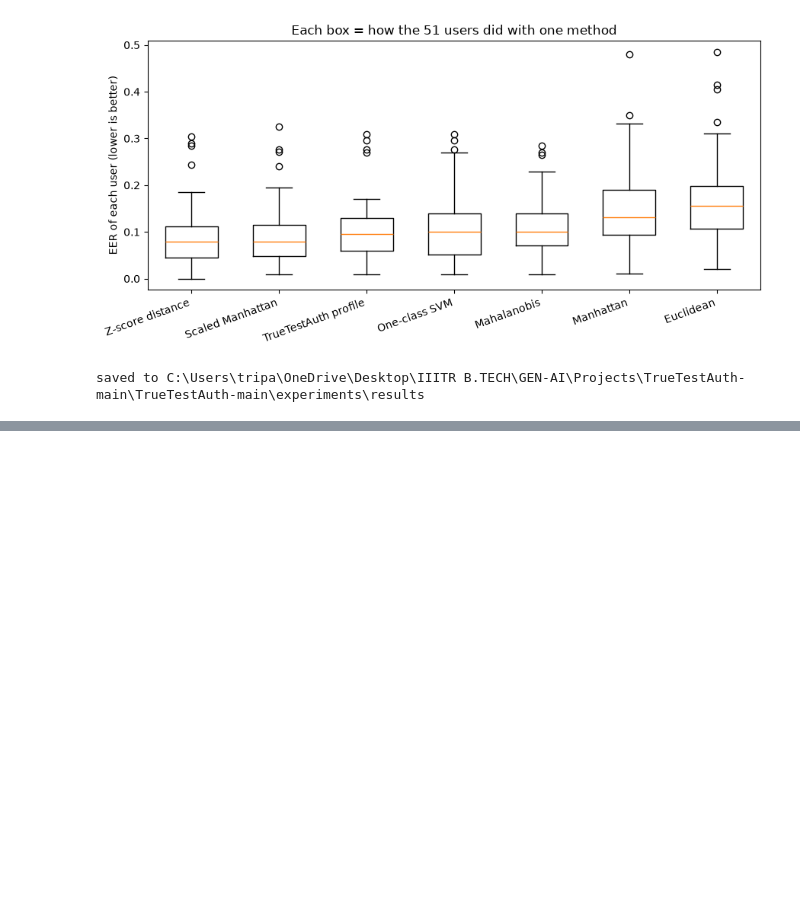
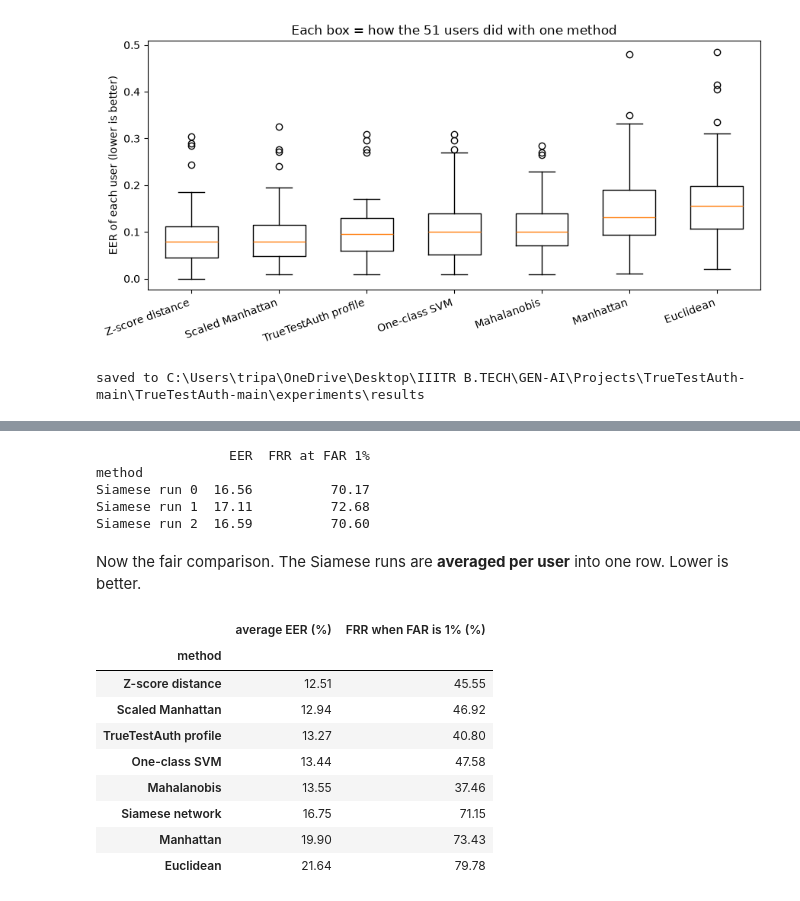
Before and after one commit to erharsh2104/TrueTestAuth, a Jupyter notebook: experiments/keystroke_verification.ipynb, the cells around one changed output, grey strips where cells are left out. Saved outputs shown, nothing was run; the diff lists cells and outputs as text; code cells hidden in the pictures; blank space fills up the shorter version.

```diff
--- a/experiments/keystroke_verification.ipynb
+++ b/experiments/keystroke_verification.ipynb
@@ -371,0 +411,5 @@ saved to C:\Users\tripa\OneDrive\Desktop\IIITR B.TECH\GEN-AI\Projects\TrueTestAu
+# %%
+rng = np.random.default_rng(42)
+shuffled = list(rng.permutation(users))
+groups = [shuffled[i::5] for i in range(5)]          # 5 groups of ~10 users
+print("group sizes:", [len(g) for g in groups])
@@ -371,0 +545,29 @@ saved to C:\Users\tripa\OneDrive\Desktop\IIITR B.TECH\GEN-AI\Projects\TrueTestAu
+# %%
+runs = fair[fair.method.str.startswith("Siamese run")]
+print((runs.groupby("method")[["EER", "FRR at FAR 1%"]].mean() * 100).round(2))
+# %% [output]
+                 EER  FRR at FAR 1%
+method
+Siamese run 0  16.56          70.17
+Siamese run 1  17.11          72.68
+Siamese run 2  16.59          70.60
+# %% [markdown]
+Now the fair comparison. The Siamese runs are **averaged per user** into one row. Lower is better.
+# %%
+fair["method"] = fair.method.where(~fair.method.str.startswith("Siamese run"), "Siamese network")
+fair = fair.groupby(["method", "user"], as_index=False)[["EER", "FRR at FAR 1%"]].mean()   # average the 3 runs
+
+summary_fair = (fair.groupby("method")[["EER", "FRR at FAR 1%"]].mean().sort_values("EER") * 100).round(2)
+summary_fair.columns = ["average EER (%)", "FRR when FAR is 1% (%)"]
+summary_fair
+# %% [output]
+|  | average EER (%) | FRR when FAR is 1% (%) |
+| method |  |  |
+| Z-score distance | 12.51 | 45.55 |
+| Scaled Manhattan | 12.94 | 46.92 |
+| TrueTestAuth profile | 13.27 | 40.80 |
+| One-class SVM | 13.44 | 47.58 |
+| Mahalanobis | 13.55 | 37.46 |
+| Siamese network | 16.75 | 71.15 |
+| Manhattan | 19.90 | 73.43 |
+| Euclidean | 21.64 | 79.78 |
```
Also changed, not shown: parts of 18 cells of this notebook, 5 other files.
